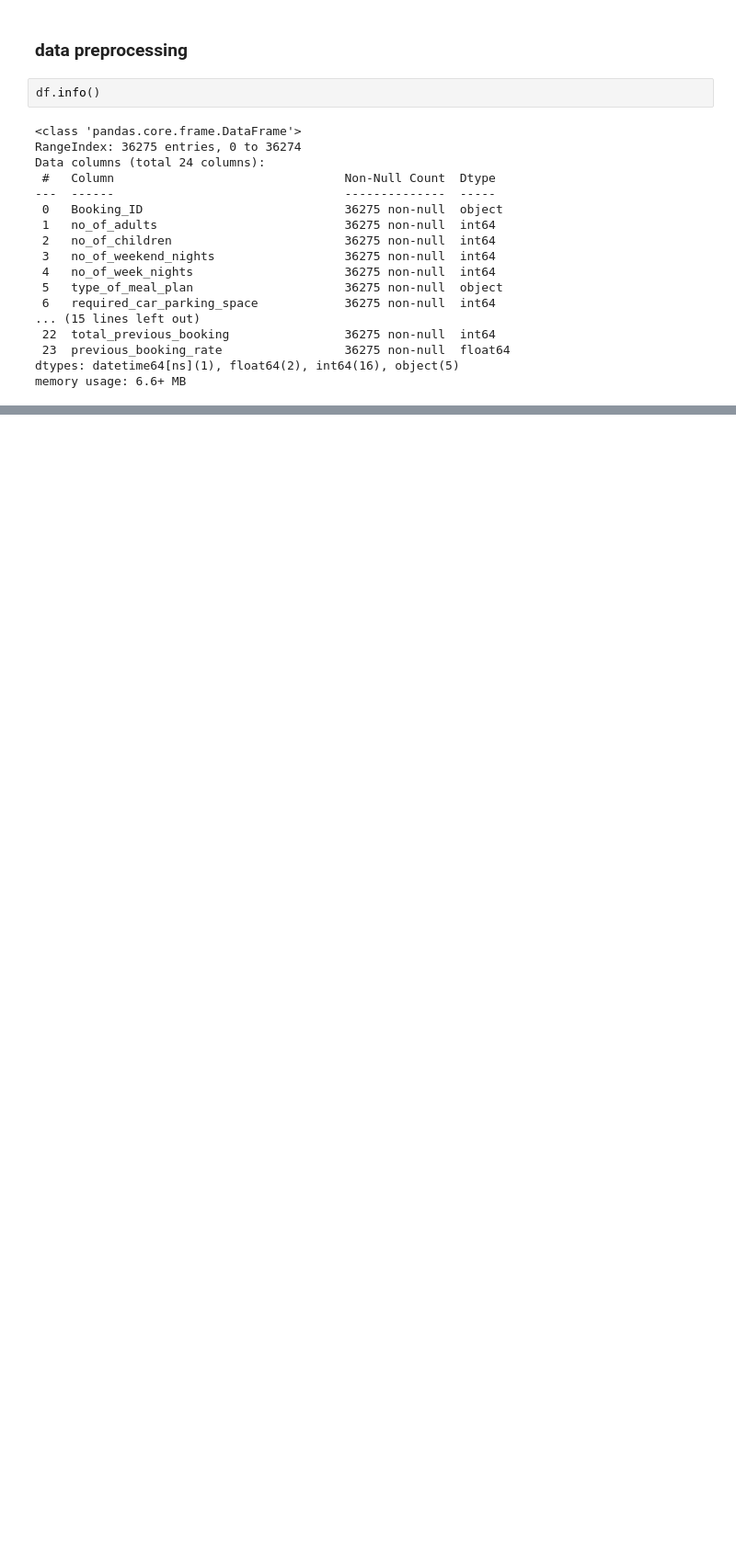
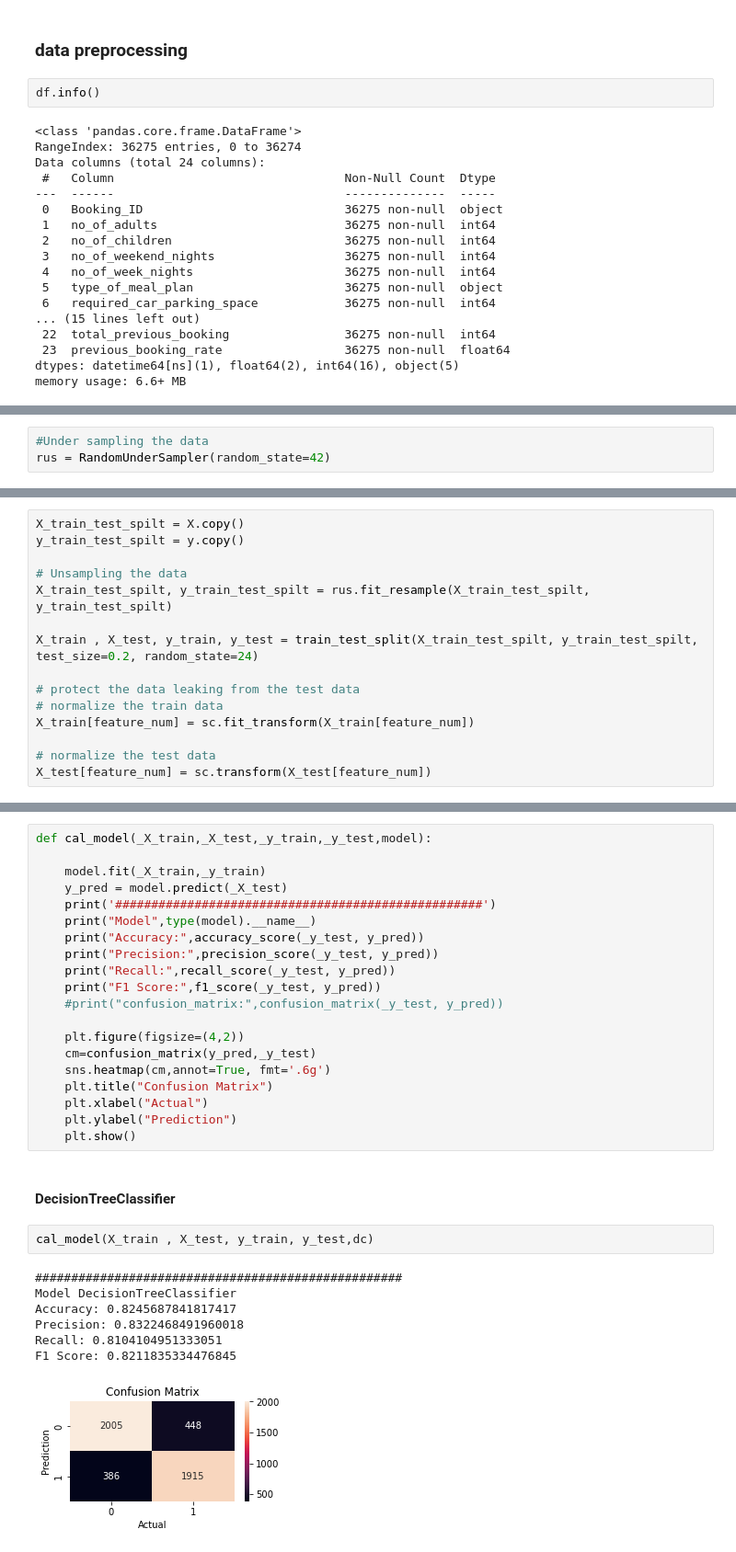
Before and after one commit to Nas-virat/Hotel_reservation, a Jupyter notebook: Hotel Reservation.ipynb, the cells around one changed output, grey strips where cells are left out. Shown at 92% size. Saved outputs shown, nothing was run; the diff lists cells and outputs as text; blank space fills up the shorter version.

Commit message:
add the model with the train test spilt

```diff
--- a/Hotel Reservation.ipynb
+++ b/Hotel Reservation.ipynb
@@ -506,0 +553,3 @@ from collections import Counter
+# %%
+#Under sampling the data
+rus = RandomUnderSampler(random_state=42)
@@ -506,0 +570,15 @@ from collections import Counter
+# %%
+X_train_test_spilt = X.copy()
+y_train_test_spilt = y.copy()
+
+# Unsampling the data
+X_train_test_spilt, y_train_test_spilt = rus.fit_resample(X_train_test_spilt, y_train_test_spilt)
+
+X_train , X_test, y_train, y_test = train_test_split(X_train_test_spilt, y_train_test_spilt, test_size=0.2, random_state=24)
+
+# protect the data leaking from the test data
+# normalize the train data
+X_train[feature_num] = sc.fit_transform(X_train[feature_num])
+
+# normalize the test data
+X_test[feature_num] = sc.transform(X_test[feature_num])
@@ -506,0 +617,32 @@ from collections import Counter
+# %%
+def cal_model(_X_train,_X_test,_y_train,_y_test,model):
+
+    model.fit(_X_train,_y_train)
+    y_pred = model.predict(_X_test)
+    print('###################################################')
+    print("Model",type(model).__name__)
+    print("Accuracy:",accuracy_score(_y_test, y_pred))
+    print("Precision:",precision_score(_y_test, y_pred))
+    print("Recall:",recall_score(_y_test, y_pred))
+    print("F1 Score:",f1_score(_y_test, y_pred))
+    #print("confusion_matrix:",confusion_matrix(_y_test, y_pred))
+
+    plt.figure(figsize=(4,2))
+    cm=confusion_matrix(y_pred,_y_test)
+    sns.heatmap(cm,annot=True, fmt='.6g')
+    plt.title("Confusion Matrix")
+    plt.xlabel("Actual")
+    plt.ylabel("Prediction")
+    plt.show()
+# %% [markdown]
+#### DecisionTreeClassifier
+# %%
+cal_model(X_train , X_test, y_train, y_test,dc)
+# %% [output]
+###################################################
+Model DecisionTreeClassifier
+Accuracy: 0.8245687841817417
+Precision: 0.8322468491960018
+Recall: 0.8104104951333051
+F1 Score: 0.8211835334476845
+[figure, added]
```
Also changed, not shown: parts of 37 cells of this notebook.
